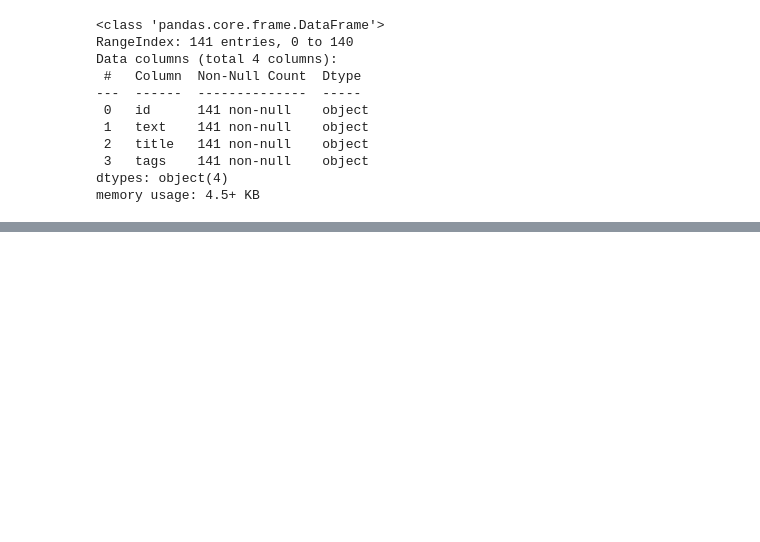
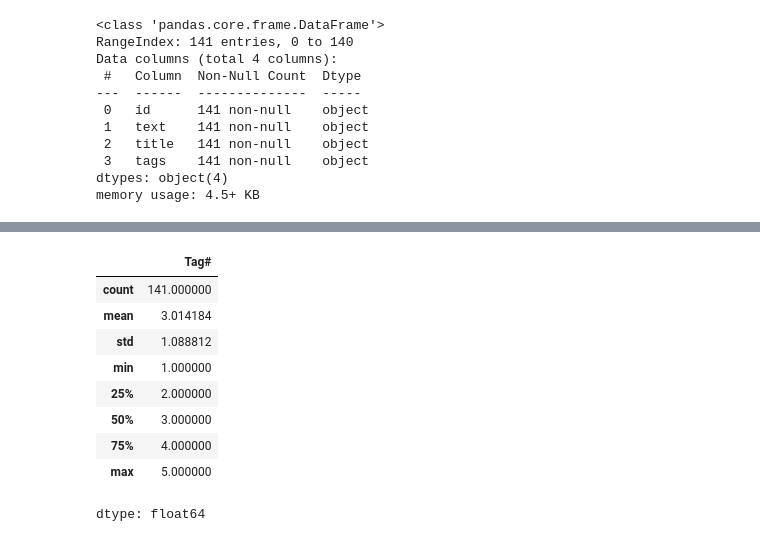
Before and after one commit to AbdelkarimElm/information-retrieval-engine, a Jupyter notebook: information_retrieval_engine.ipynb, the cells around one changed output, grey strips where cells are left out. Drawn from its saved outputs; the diff is of its cells as text; code cells hidden in the pictures; blank space fills up the shorter version.

Commit message:
Tag statistics for test queries

```diff
--- a/information_retrieval_engine.ipynb
+++ b/information_retrieval_engine.ipynb
@@ -896,0 +922,14 @@ memory usage: 4.5+ KB
+# %%
+test_queries_df["Tag#"] = test_queries_df["tags"].apply(lambda x: len(x))
+test_queries_df["Tag#"].describe()
+# %% [output]
+|  | Tag# |
+| count | 141.000000 |
+| mean | 3.014184 |
+| std | 1.088812 |
+| min | 1.000000 |
+| 25% | 2.000000 |
+| 50% | 3.000000 |
+| 75% | 4.000000 |
+| max | 5.000000 |
+dtype: float64
```
Also changed, not shown: parts of 3 cells of this notebook.
